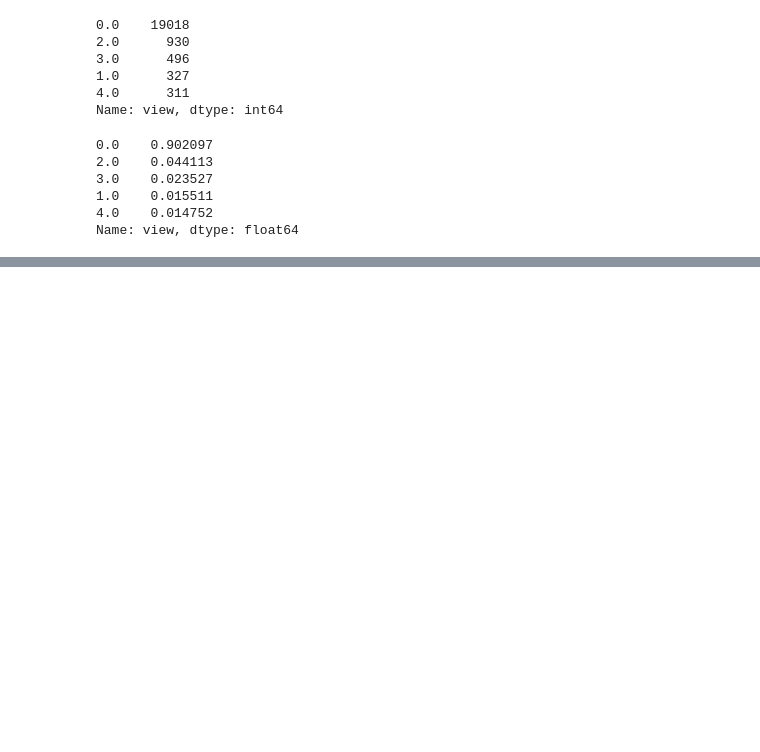
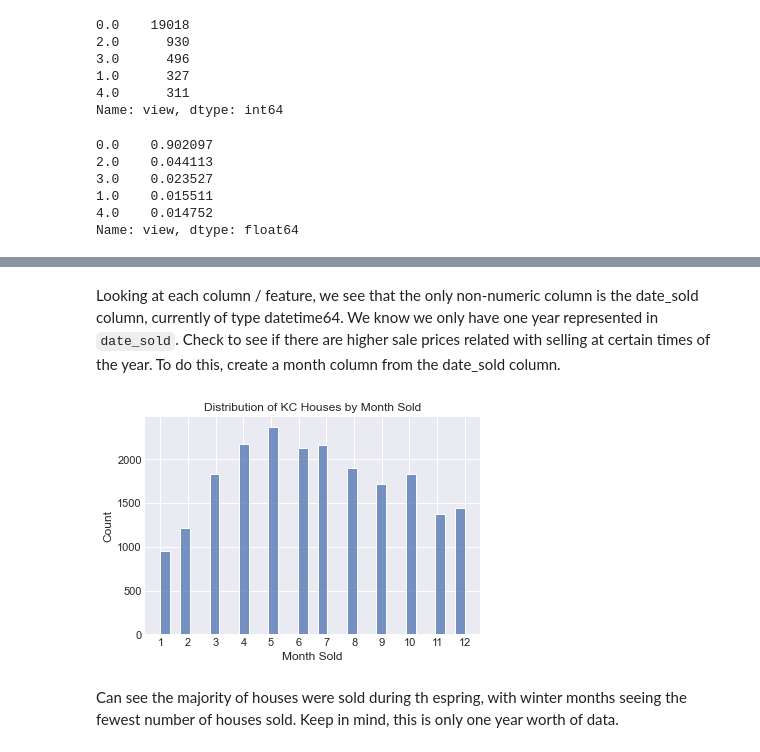
Before and after one commit to akaigraham/KC-House-Price-Regression, a Jupyter notebook: Reworked.ipynb, the cells around one changed output, grey strips where cells are left out. Saved outputs shown, nothing was run; the diff lists cells and outputs as text; code cells hidden in the pictures; blank space fills up the shorter version.

```diff
--- a/Reworked.ipynb
+++ b/Reworked.ipynb
@@ -498,0 +521,19 @@ There are no duplicated values in the dataset.  Move forward with handling colum
+# %% [markdown]
+Looking at each column / feature, we see that the only non-numeric column is the date_sold column, currently of type datetime64.  We know we only have one year represented in `date_sold`.  Check to see if there are higher sale prices related with selling at certain times of the year.  To do this, create a month column from the date_sold column.
+# %%
+# add month_sold column
+clean_df['month_sold'] = clean_df['date_sold'].map(lambda x: x.month)
+
+# drop initial date_sold column
+clean_df = clean_df.drop('date_sold', axis=1)
+# %%
+# display month_sold distribution
+ax = sns.histplot(data=clean_df['month_sold'])
+ax.set_title('Distribution of KC Houses by Month Sold')
+ax.set_xlabel('Month Sold')
+ax.set_xticks(np.linspace(1, 12, 12))
+plt.show()
+# %% [output]
+[figure, added]
+# %% [markdown]
+Can see the majority of houses were sold during th espring, with winter months seeing the fewest number of houses sold. Keep in mind, this is only one year worth of data.
```
Also changed, not shown: parts of 48 cells of this notebook.
